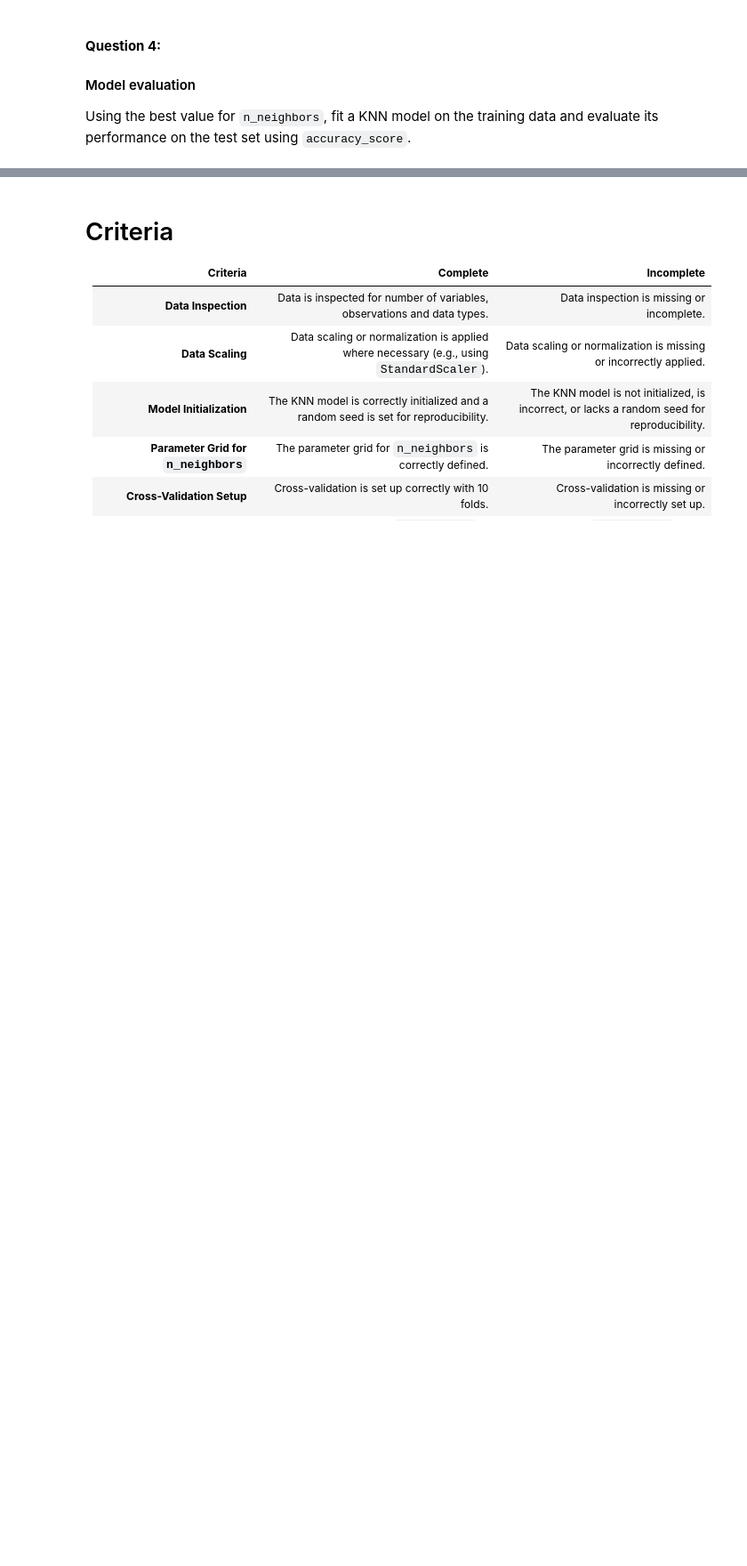
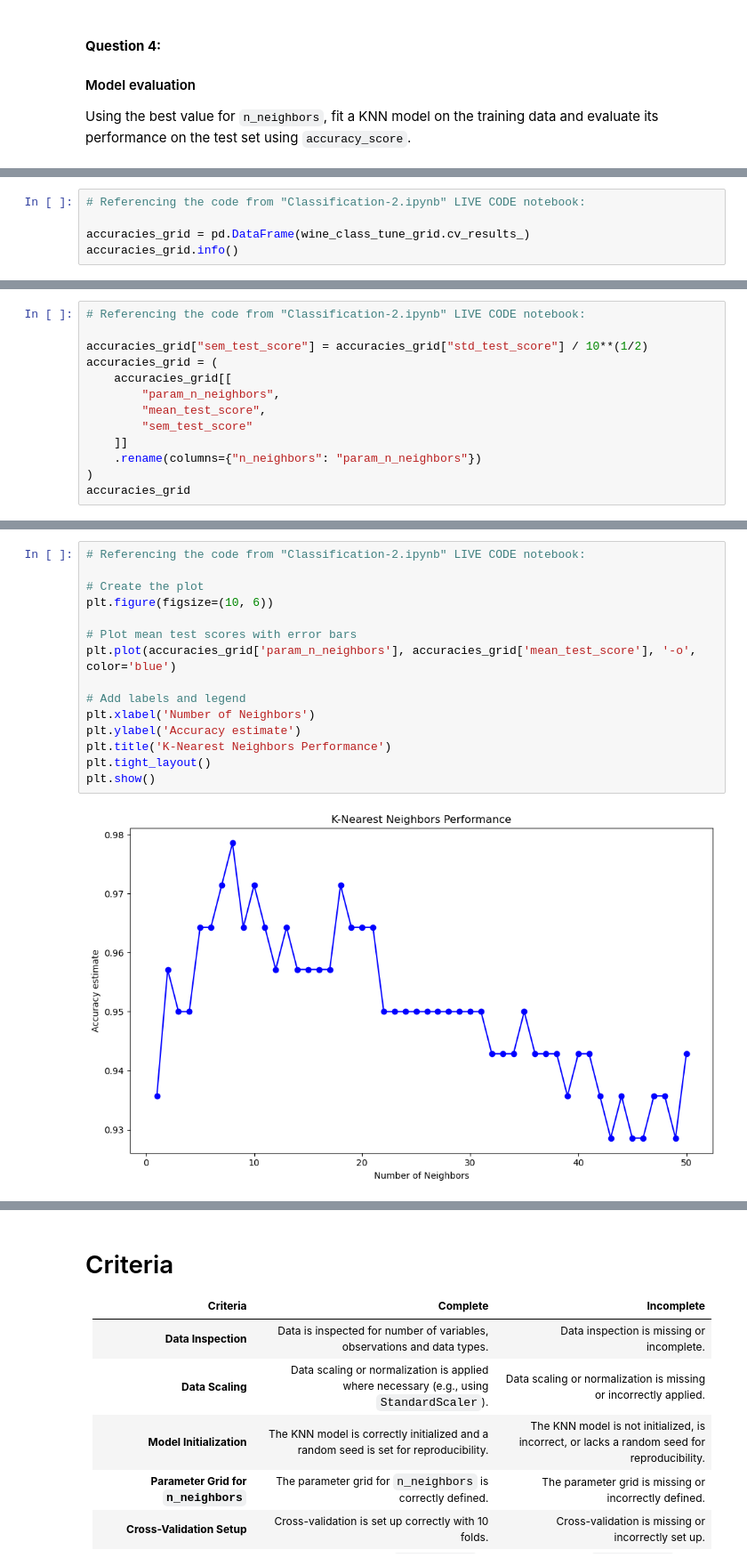
Before and after one commit to nlyca22/applying_statistical_concepts, a Jupyter notebook: 02_activities/assignments/assignment_1.ipynb, the cells around one changed output, grey strips where cells are left out. Shown: that part at 89% size. Drawn from its saved outputs; the diff is of its cells as text; blank space fills up the shorter version.

Commit message:
Updated my assignment 1 with a plot on cross-validation accuracies grid.

```diff
--- a/02_activities/assignments/assignment_1.ipynb
+++ b/02_activities/assignments/assignment_1.ipynb
@@ -238,0 +273,5 @@ Using the best value for `n_neighbors`, fit a KNN model on the training data and
+# %%
+# Referencing the code from "Classification-2.ipynb" LIVE CODE notebook:
+
+accuracies_grid = pd.DataFrame(wine_class_tune_grid.cv_results_)
+accuracies_grid.info()
@@ -238,0 +296,13 @@ Using the best value for `n_neighbors`, fit a KNN model on the training data and
+# %%
+# Referencing the code from "Classification-2.ipynb" LIVE CODE notebook:
+
+accuracies_grid["sem_test_score"] = accuracies_grid["std_test_score"] / 10**(1/2)
+accuracies_grid = (
+    accuracies_grid[[
+        "param_n_neighbors",
+        "mean_test_score",
+        "sem_test_score"
+    ]]
+    .rename(columns={"n_neighbors": "param_n_neighbors"})
+)
+accuracies_grid
@@ -238,0 +327,17 @@ Using the best value for `n_neighbors`, fit a KNN model on the training data and
+# %%
+# Referencing the code from "Classification-2.ipynb" LIVE CODE notebook:
+
+# Create the plot
+plt.figure(figsize=(10, 6))
+
+# Plot mean test scores with error bars
+plt.plot(accuracies_grid['param_n_neighbors'], accuracies_grid['mean_test_score'], '-o', color='blue')
+
+# Add labels and legend
+plt.xlabel('Number of Neighbors')
+plt.ylabel('Accuracy estimate')
+plt.title('K-Nearest Neighbors Performance')
+plt.tight_layout()
+plt.show()
+# %% [output]
+[figure, added]
```
Also changed, not shown: parts of 20 cells of this notebook.
